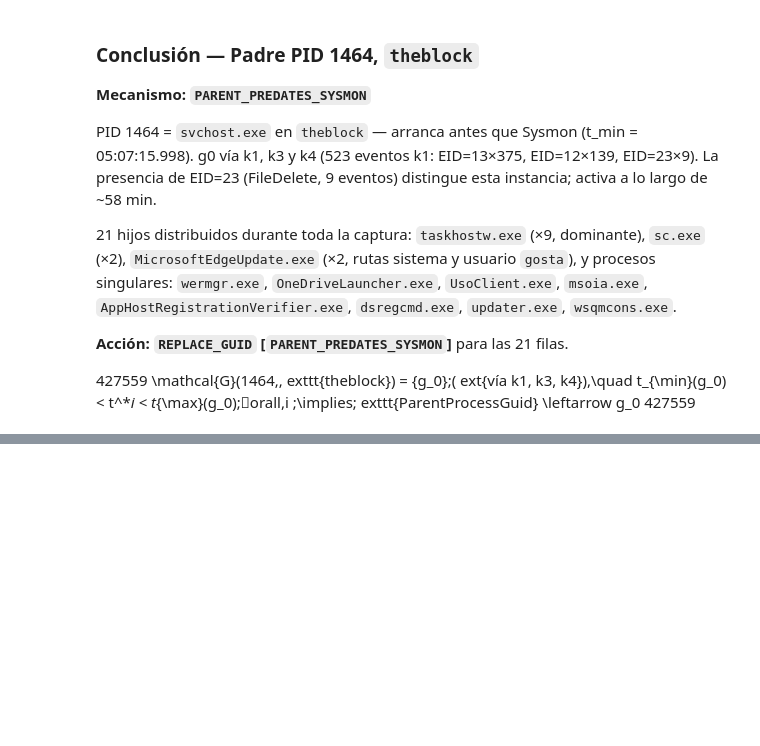
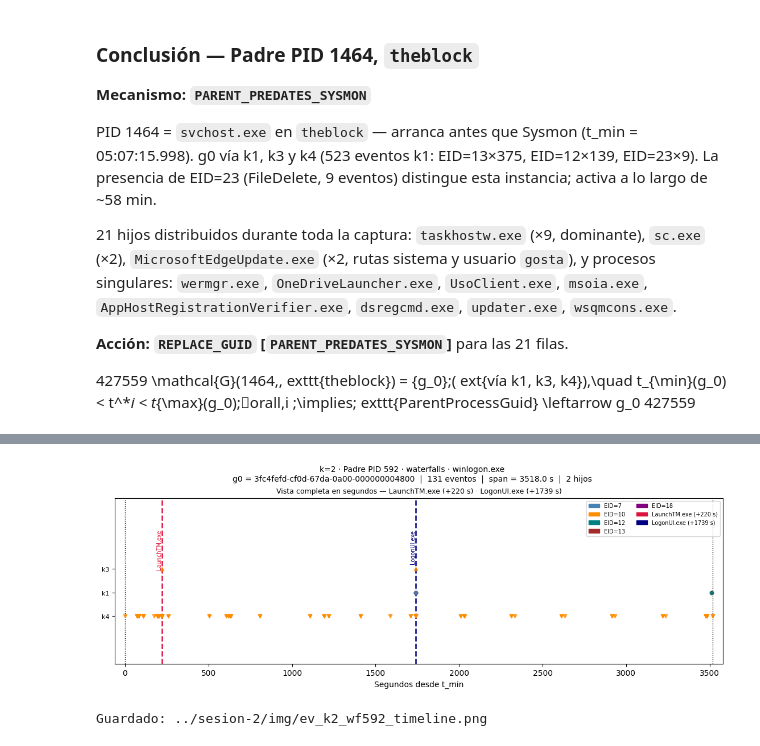
Before and after one commit to ollerenac/curso2026, a Jupyter notebook: sesion-2/9_enfoque_B.ipynb, the cells around one changed output, grey strips where cells are left out. Saved outputs shown, nothing was run; the diff lists cells and outputs as text; code cells hidden in the pictures; blank space fills up the shorter version.

```diff
--- a/sesion-2/9_enfoque_B.ipynb
+++ b/sesion-2/9_enfoque_B.ipynb
@@ -6007,0 +6069,55 @@
+# %%
+import matplotlib.pyplot as plt
+import matplotlib.patches as mpatches
+
+OUT = '../sesion-2/img/ev_k2_wf592_timeline.png'
+
+ev_k1_wf592 = df[~df['EventID'].isin([8,10]) & (df['ProcessGuid']==g0_wf592)].copy(); ev_k1_wf592['kpair']='k1'
+ev_k3_wf592 = df[df['EventID'].isin([8,10])  & (df['SourceProcessGUID']==g0_wf592)].copy(); ev_k3_wf592['kpair']='k3'
+ev_k4_wf592 = df[df['EventID'].isin([8,10])  & (df['TargetProcessGUID']==g0_wf592)].copy(); ev_k4_wf592['kpair']='k4'
+all_ev_wf592 = pd.concat([ev_k1_wf592, ev_k3_wf592, ev_k4_wf592], ignore_index=True)
+
+t0_wf592 = t_min_wf592
+def sec_wf592(t): return (pd.Timestamp(t) - t0_wf592).total_seconds()
+
+colors_eid = {7:'steelblue', 10:'darkorange', 12:'teal', 13:'brown', 18:'purple'}
+markers_kp = {'k1':'o', 'k3':'^', 'k4':'v'}
+y_kp       = {'k1':0, 'k3':0.15, 'k4':-0.15}
+
+fig, ax = plt.subplots(figsize=(11, 4), constrained_layout=True)
+fig.suptitle(f'k=2 · Padre PID 592 · waterfalls · winlogon.exe\n'
+             f'g0 = {g0_wf592}  |  {len(all_ev_wf592)} eventos  |  span = {span_s_wf592:.1f} s  |  2 hijos',
+             fontsize=10)
+
+ax.set_title('Vista completa en segundos — LaunchTM.exe (+220 s) · LogonUI.exe (+1739 s)', fontsize=9)
+for _, row in all_ev_wf592.iterrows():
+    if pd.isna(row['ts']): continue
+    ax.scatter(sec_wf592(row['ts']), y_kp[row['kpair']],
+               color=colors_eid.get(int(row['EventID']), 'gray'),
+               marker=markers_kp[row['kpair']], s=20, alpha=0.8, zorder=3)
+labels = {5396: 'LaunchTM.exe', 14124: 'LogonUI.exe'}
+colors_child = {5396: 'crimson', 14124: 'navy'}
+for _, row in sent_wf592.iterrows():
+    pid = int(row['ProcessId'])
+    x = sec_wf592(row['ts'])
+    lbl = labels.get(pid, str(row['Image']).split('\\\\')[-1])
+    col = colors_child.get(pid, 'crimson')
+    ax.axvline(x, color=col, lw=1.8, ls='--')
+    ax.text(x, 0.4, lbl, rotation=90, fontsize=7, color=col, va='top', ha='right')
+ax.axvline(0,           color='black', lw=1, ls=':')
+ax.axvline(span_s_wf592, color='black', lw=1, ls=':')
+eid_in = [e for e in sorted(colors_eid) if e in all_ev_wf592['EventID'].values]
+patches  = [mpatches.Patch(color=colors_eid[e], label=f'EID={e}') for e in eid_in]
+patches += [mpatches.Patch(color='crimson', label='LaunchTM.exe (+220 s)'),
+            mpatches.Patch(color='navy',    label='LogonUI.exe (+1739 s)')]
+ax.legend(handles=patches, fontsize=7, loc='upper right', ncol=2)
+ax.set_xlim(-60, span_s_wf592+60); ax.set_ylim(-0.45, 0.6)
+ax.set_yticks([-0.15, 0, 0.15]); ax.set_yticklabels(['k4','k1','k3'], fontsize=8)
+ax.set_xlabel('Segundos desde t_min')
+
+fig.savefig(OUT, dpi=150, bbox_inches='tight')
+plt.show()
+print(f'Guardado: {OUT}')
+# %% [output]
+[figure, added]
+Guardado: ../sesion-2/img/ev_k2_wf592_timeline.png
```
Also changed, not shown: parts of 3 cells of this notebook, 2 other files.
